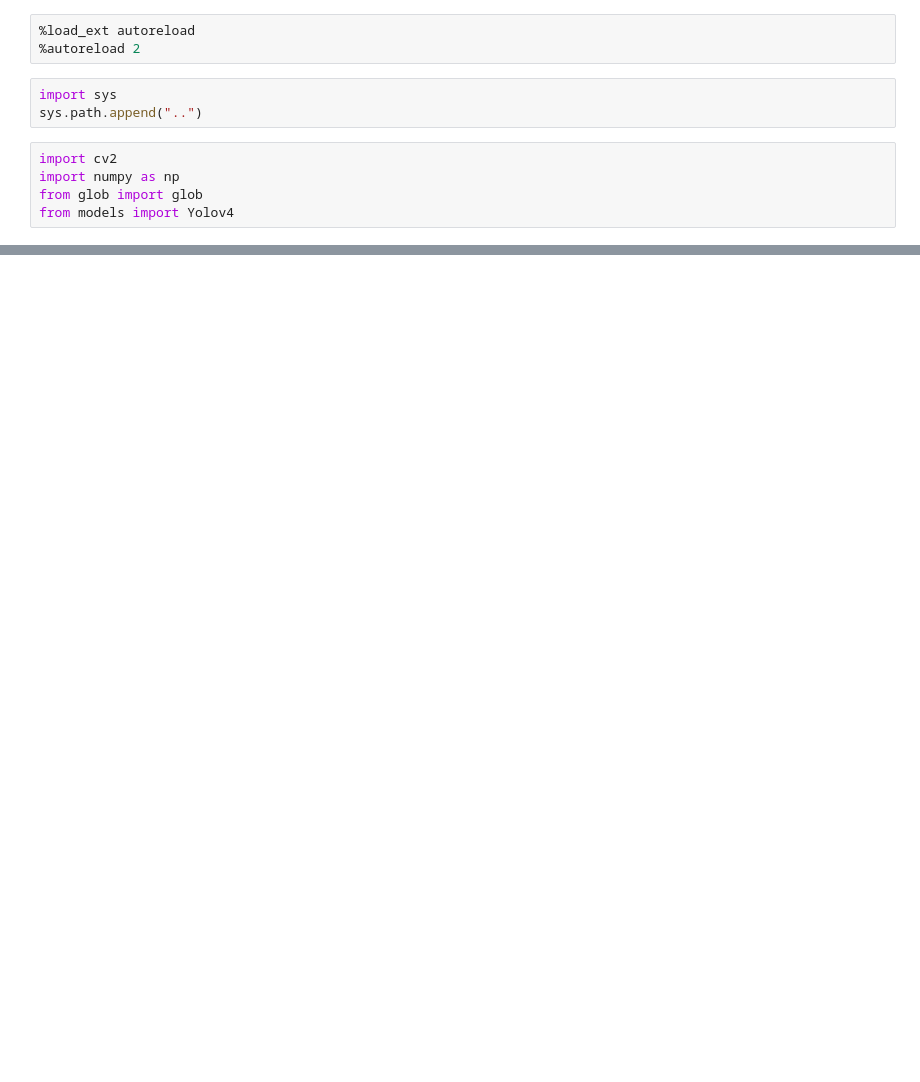
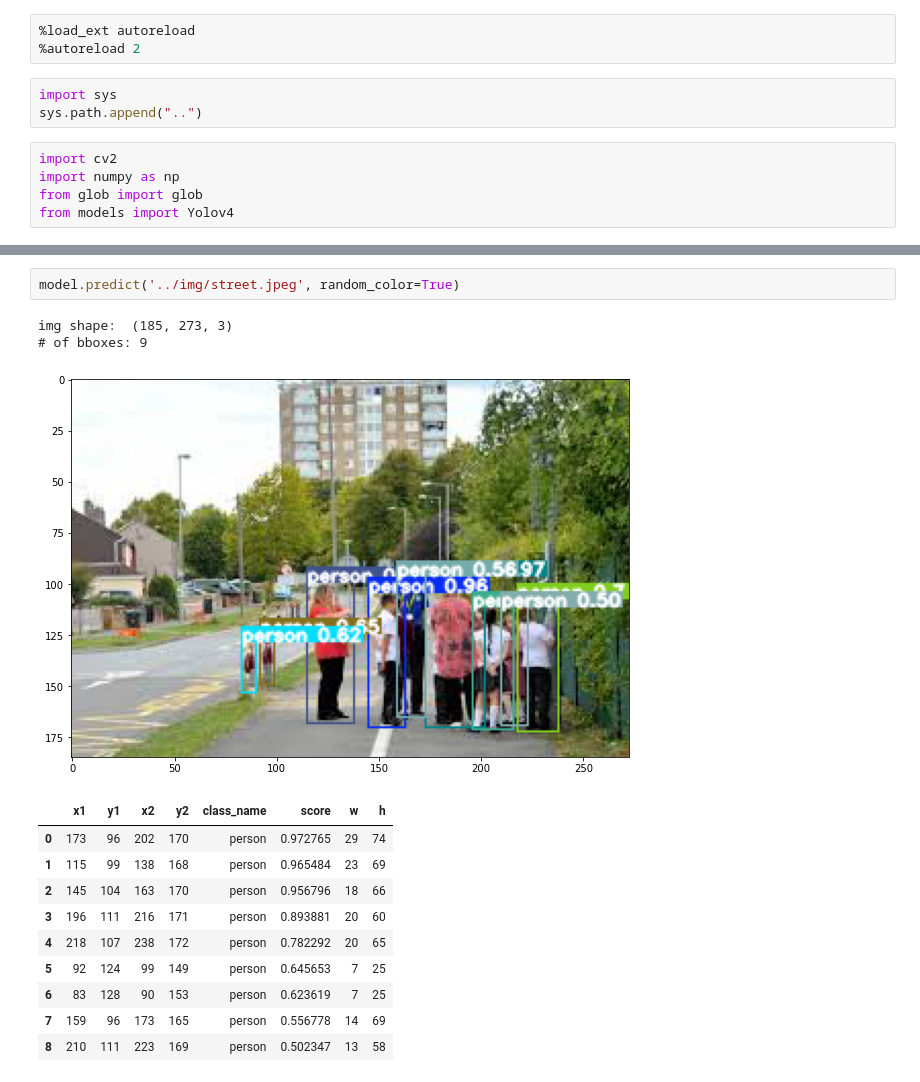
Before and after one commit to taipingeric/yolo-v4-tf.keras, a Jupyter notebook: notebook/Inference.ipynb, the cells around one changed output, grey strips where cells are left out. Drawn from its saved outputs; the diff is of its cells as text; blank space fills up the shorter version.

```diff
--- a/notebook/Inference.ipynb
+++ b/notebook/Inference.ipynb
@@ -46,0 +23,16 @@ img shape:  (878, 2048, 3)
+# %%
+model.predict('../img/street.jpeg', random_color=True)
+# %% [output]
+img shape:  (185, 273, 3)
+# of bboxes: 9
+[figure, added]
+|  | x1 | y1 | x2 | y2 | class_name | score | w | h |
+| 0 | 173 | 96 | 202 | 170 | person | 0.972765 | 29 | 74 |
+| 1 | 115 | 99 | 138 | 168 | person | 0.965484 | 23 | 69 |
+| 2 | 145 | 104 | 163 | 170 | person | 0.956796 | 18 | 66 |
+| 3 | 196 | 111 | 216 | 171 | person | 0.893881 | 20 | 60 |
+| 4 | 218 | 107 | 238 | 172 | person | 0.782292 | 20 | 65 |
+| 5 | 92 | 124 | 99 | 149 | person | 0.645653 | 7 | 25 |
+| 6 | 83 | 128 | 90 | 153 | person | 0.623619 | 7 | 25 |
+| 7 | 159 | 96 | 173 | 165 | person | 0.556778 | 14 | 69 |
+| 8 | 210 | 111 | 223 | 169 | person | 0.502347 | 13 | 58 |
```
Also changed, not shown: parts of 4 cells of this notebook.
